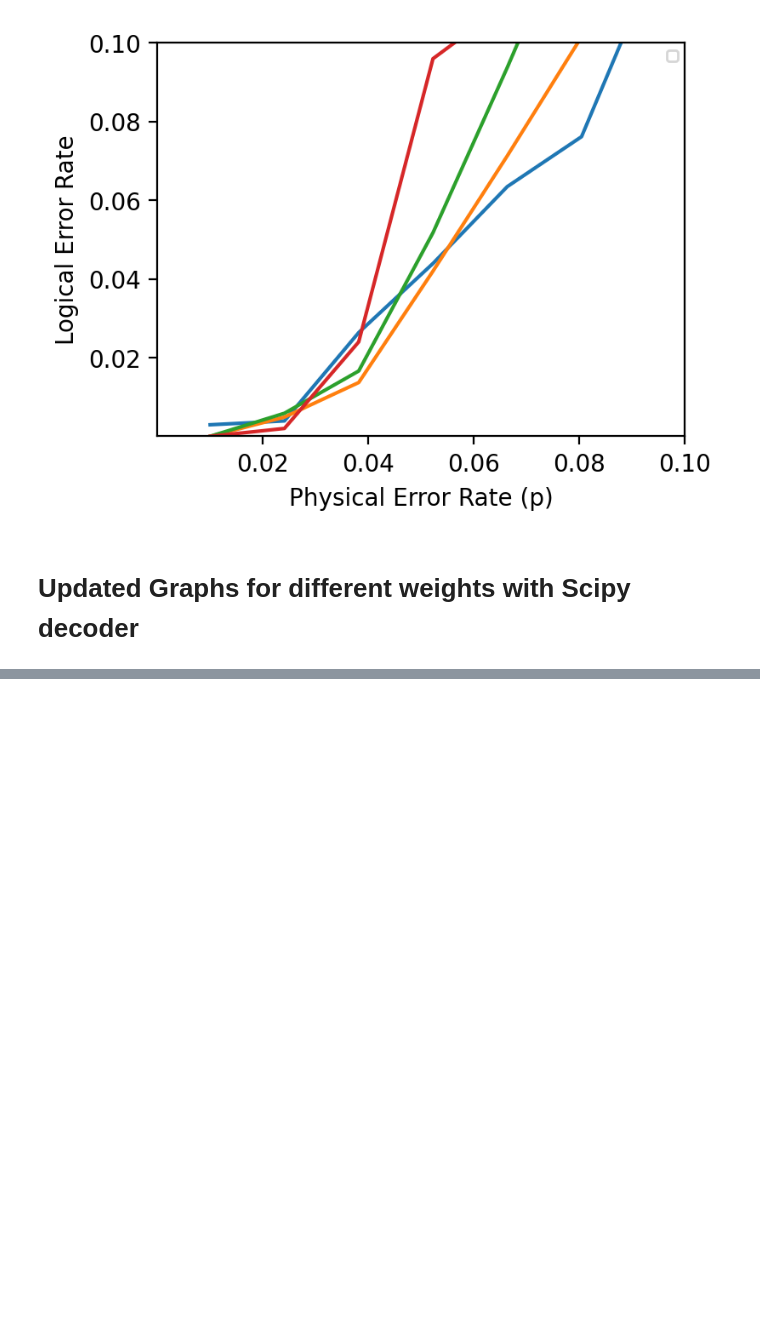
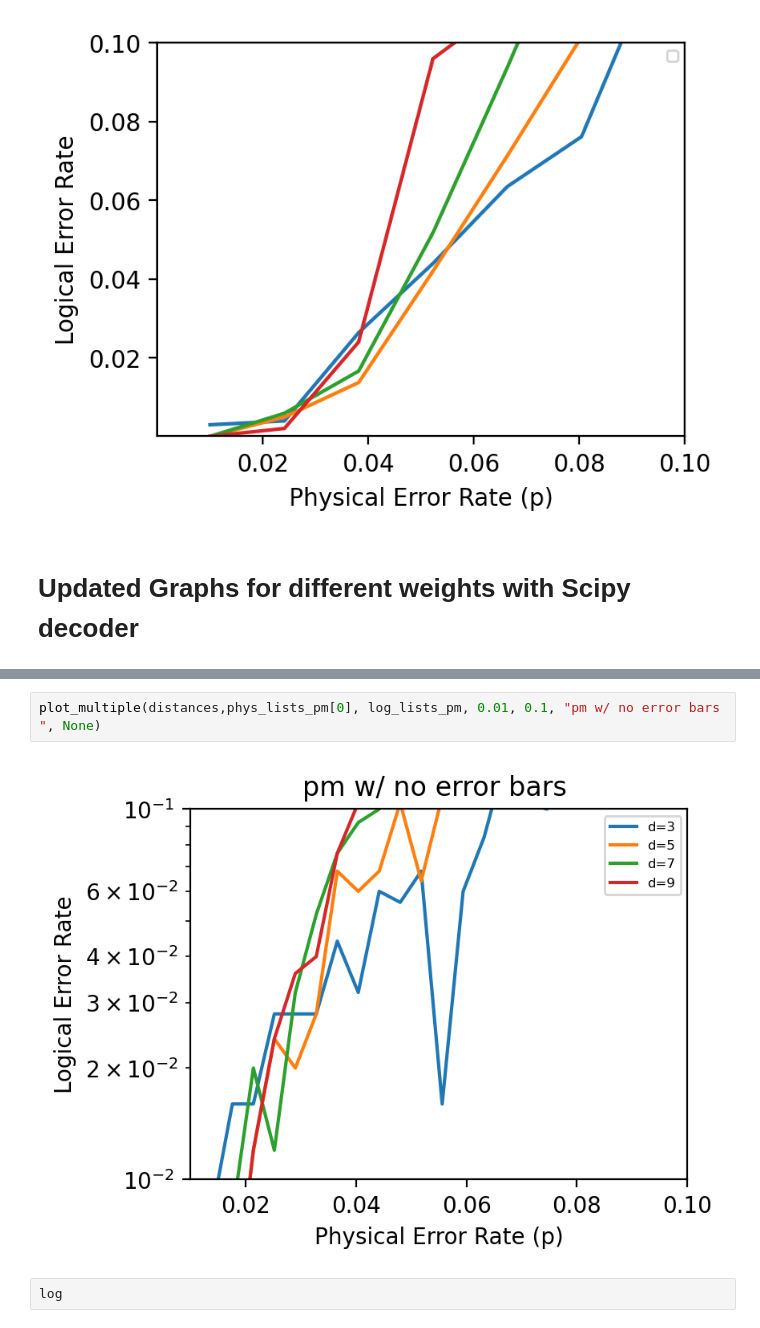
Before and after one commit to snow-apple/bacon_shor_code, a Jupyter notebook: scipydecoder.ipynb, the cells around one changed output, grey strips where cells are left out. Drawn from its saved outputs; the diff is of its cells as text; blank space fills up the shorter version.

```diff
--- a/scipydecoder.ipynb
+++ b/scipydecoder.ipynb
@@ -816,0 +794,6 @@ No artists with labels found to put in legend.  Note that artists whose label st
+# %%
+plot_multiple(distances,phys_lists_pm[0], log_lists_pm, 0.01, 0.1, "pm w/ no error bars ", None)
+# %% [output]
+[figure, added]
+# %%
+log
```
Also changed, not shown: parts of 19 cells of this notebook.
